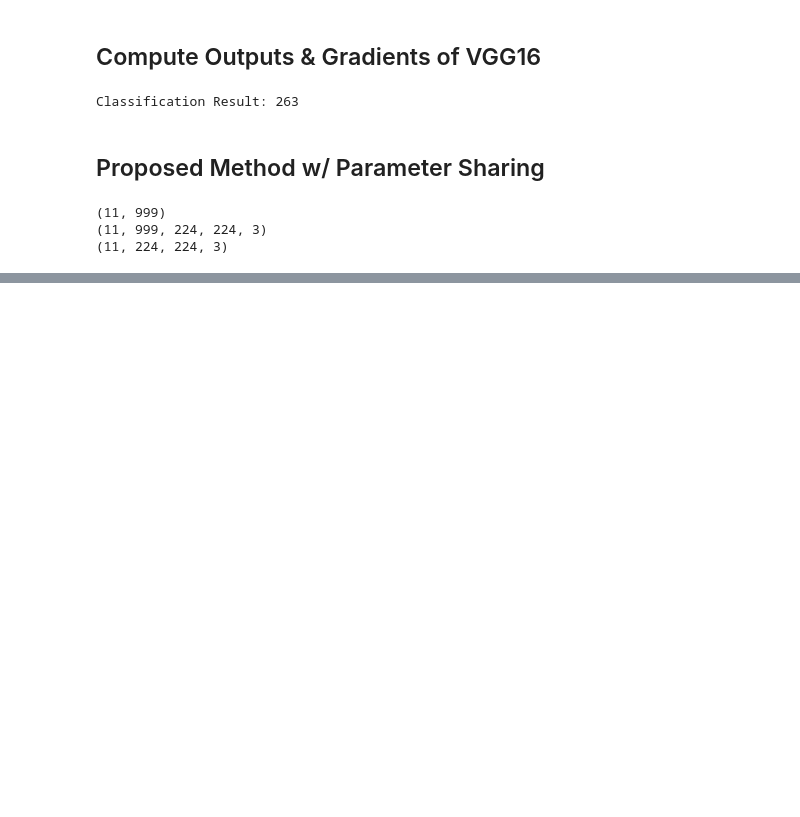
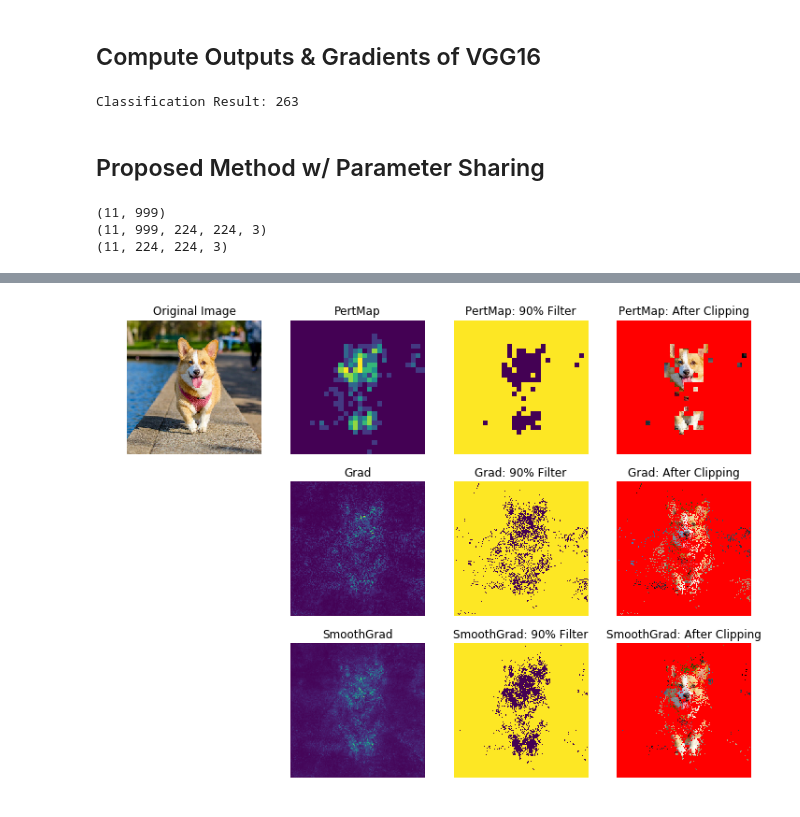
Before and after one commit to sato9hara/PertMap, a Jupyter notebook: Sample_PertMap_VGG16.ipynb, the cells around one changed output, grey strips where cells are left out. Cells and saved outputs as stored; diff of their text form; code cells hidden in the pictures; blank space fills up the shorter version.

Commit message:
add grad/smoothgrad results
add grad/smoothgrad results in the notebook

```diff
--- a/Sample_PertMap_VGG16.ipynb
+++ b/Sample_PertMap_VGG16.ipynb
@@ -223,10 +226,10 @@ Classification Result: 263
 # %%
 z = z[:, 0, c][:, np.newaxis] - z[:, 0, np.arange(1000) != c] # output diff.
 z = z.reshape((z.shape[0], -1))
-g = g[:, c, :, :, :][:, np.newaxis, :, :, :] - g[:, np.arange(1000) != c, :, :, :] # grad diff.
-g = g.astype(np.float32)
+h = g[:, c, :, :, :][:, np.newaxis, :, :, :] - g[:, np.arange(1000) != c, :, :, :] # grad diff.
+h = h.astype(np.float32)
 print(z.shape)
-print(g.shape)
+print(h.shape)
 print(n.shape)
 # %% [output]
 (11, 999)
@@ -261,10 +264,10 @@ with tf.Graph().as_default():
         valn = []
         valp = []
         for k in range(3):
-            gn = (g[i, :, :, :, k] * (g[i, :, :, :, k] < 0))[:, :, :, np.newaxis]
-            gp = (g[i, :, :, :, k] * (g[i, :, :, :, k] >= 0))[:, :, :, np.newaxis]
-            convn = sess.run(conv, feed_dict={v:gn})
-            convp = sess.run(conv, feed_dict={v:gp})
+            hn = (h[i, :, :, :, k] * (h[i, :, :, :, k] < 0))[:, :, :, np.newaxis]
+            hp = (h[i, :, :, :, k] * (h[i, :, :, :, k] >= 0))[:, :, :, np.newaxis]
+            convn = sess.run(conv, feed_dict={v:hn})
+            convp = sess.run(conv, feed_dict={v:hp})
             valn.append((-convn).reshape(convn.shape[0], -1))
             valp.append(convp.reshape(convp.shape[0], -1))
         valn = np.array(valn).transpose(1, 2, 0)
@@ -332,0 +313,64 @@ plt.show()
+# %%
+# scores of PertMap, Grad, and SmooghGrad
+score_pertmap = 2 * delta - np.kron(np.mean((u + v).reshape(28, 28, 3), axis=2), np.ones((8, 8)))
+score_grad = np.mean(np.abs(g[0, c, :, :, :]), axis=2)
+score_smoothgrad = np.mean(np.mean(np.abs(g[:, c, :, :, :]), axis=3), axis=0)
+# %%
+red = np.ones((224, 224, 3))
+red[:, :, 1:] = 0
+
+# plot
+plt.figure(figsize=(12, 9))
+plt.subplot(3, 4, 1)
+plt.imshow(img)
+plt.axis('off')
+plt.title('Original Image')
+
+# PertMap
+plt.subplot(3, 4, 2)
+plt.imshow(score_pertmap)
+plt.axis('off')
+plt.title('PertMap')
+plt.subplot(3, 4, 3)
+filt = (score_pertmap <= np.percentile(score_pertmap, 90))
+plt.imshow(filt)
+plt.axis('off')
+plt.title('PertMap: 90% Filter')
+plt.subplot(3, 4, 4)
+plt.imshow(img * (1 - filt)[:, :, np.newaxis] + red * filt[:, :, np.newaxis])
+plt.axis('off')
+plt.title('PertMap: After Clipping')
+
+# Grad
+plt.subplot(3, 4, 6)
+plt.imshow(score_grad)
+plt.axis('off')
+plt.title('Grad')
+plt.subplot(3, 4, 7)
+filt = (score_grad <= np.percentile(score_grad, 90))
+plt.imshow(filt)
+plt.axis('off')
+plt.title('Grad: 90% Filter')
+plt.subplot(3, 4, 8)
+plt.imshow(img * (1 - filt)[:, :, np.newaxis] + red * filt[:, :, np.newaxis])
+plt.axis('off')
+plt.title('Grad: After Clipping')
+
+# SmoothGrad
+plt.subplot(3, 4, 10)
+plt.imshow(score_smoothgrad)
+plt.axis('off')
+plt.title('SmoothGrad')
+plt.subplot(3, 4, 11)
+filt = (score_smoothgrad <= np.percentile(score_smoothgrad, 90))
+plt.imshow(filt)
+plt.axis('off')
+plt.title('SmoothGrad: 90% Filter')
+plt.subplot(3, 4, 12)
+plt.imshow(img * (1 - filt)[:, :, np.newaxis] + red * filt[:, :, np.newaxis])
+plt.axis('off')
+plt.title('SmoothGrad: After Clipping')
+
+plt.show()
+# %% [output]
+[figure, added]
```
Also changed, not shown: parts of 5 cells of this notebook.
